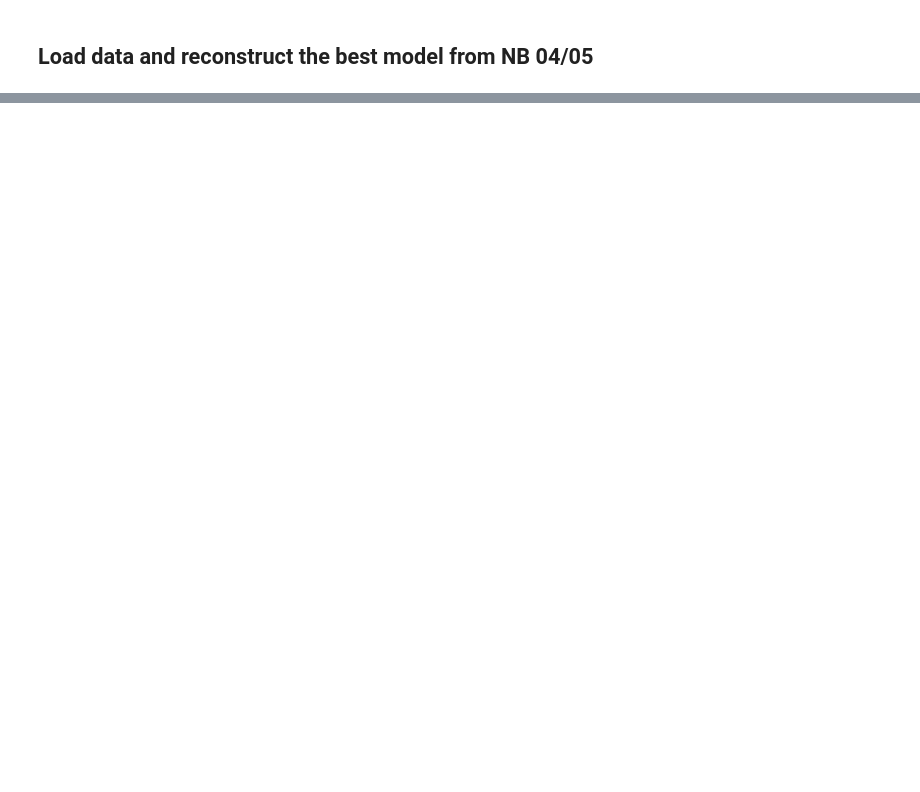
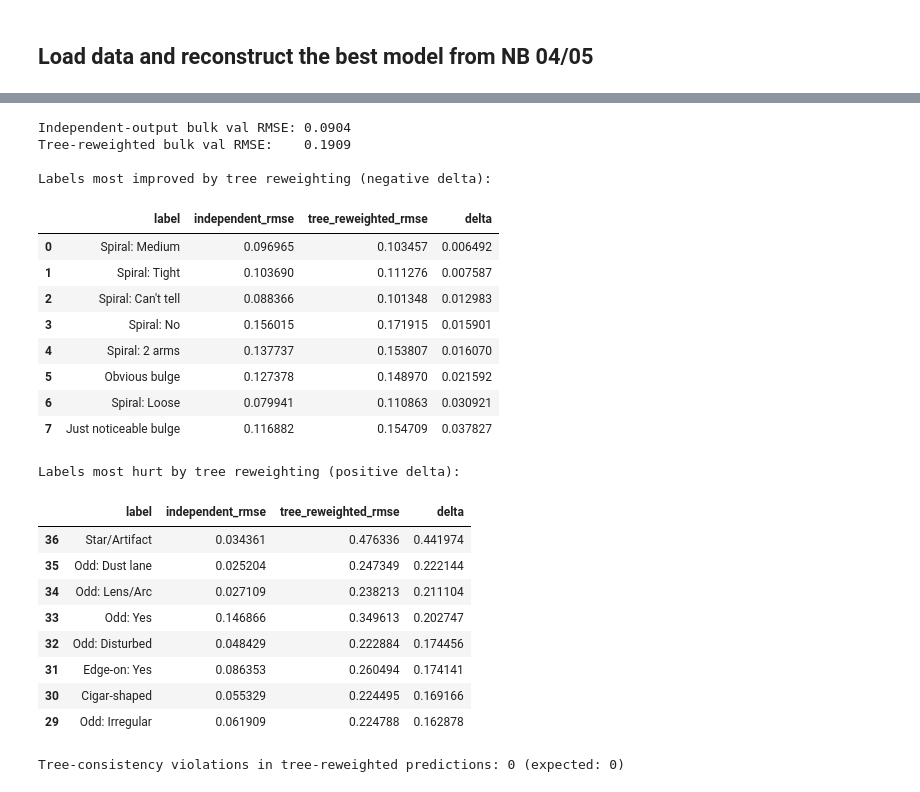
Before and after one commit to raw-asparagus/ay-128, a Jupyter notebook: labs/03/05c-class-weighted-loss.ipynb, the cells around one changed output, grey strips where cells are left out. Cells and saved outputs as stored; diff of their text form; code cells hidden in the pictures; blank space fills up the shorter version.

```diff
--- a/labs/03/05c-class-weighted-loss.ipynb
+++ b/labs/03/05c-class-weighted-loss.ipynb
@@ -258,35 +364,69 @@ To compare fairly with the standard-loss run we must evaluate both models with t
 # %%
 from ugdatalab.methods.neural_network.cnn import predict_cnn
 from ugdatalab.models.galaxy_zoo.constants import LABEL_DESCRIPTIVE
 
-# val_batches reused from the training cell above
+# val_batches reused from training cell above.
 
-# Standard-loss best augmented model
+# Independent-output augmented model from NB 05b
 std_model = build_best_model()
 std_model.load_state_dict(torch.load("artifacts/best_augmented.pt", map_location=DEVICE))
 std_pred = predict_cnn(std_model, val_batches)
 
-# Tree-weighted-loss model
-cw_model = build_best_model()
+# Tree-reweighted model — wrap then load
+cw_model = TreeReweightedCNN(build_best_model())
 cw_model.load_state_dict(cw_result.model_state)
 cw_pred = predict_cnn(cw_model, val_batches)
 
 std_rmse = np.sqrt(((std_pred - val_labels) ** 2).mean(axis=0))
 cw_rmse = np.sqrt(((cw_pred - val_labels) ** 2).mean(axis=0))
 
 comparison = pd.DataFrame({
     "label": [LABEL_DESCRIPTIVE[c] for c in LABEL_COLUMNS],
-    "standard_rmse": std_rmse,
-    "weighted_rmse": cw_rmse,
+    "independent_rmse": std_rmse,
+    "tree_reweighted_rmse": cw_rmse,
     "delta": cw_rmse - std_rmse,
 }).sort_values("delta").reset_index(drop=True)
 
-print(f"Standard-loss bulk val RMSE: {std_rmse.mean():.4f}")
-print(f"Tree-weighted-loss bulk val RMSE: {cw_rmse.mean():.4f}")
-print("\nLabels most improved by tree weighting (negative delta):")
+print(f"Independent-output bulk val RMSE: {std_rmse.mean():.4f}")
+print(f"Tree-reweighted bulk val RMSE:    {cw_rmse.mean():.4f}")
+print("\nLabels most improved by tree reweighting (negative delta):")
 display(comparison.head(8))
-print("\nLabels most hurt by tree weighting (positive delta):")
+print("\nLabels most hurt by tree reweighting (positive delta):")
 display(comparison.tail(8).iloc[::-1])
+
+# Tree-consistency audit on the actual predictions
+violations = 0
+for j, parents_j in enumerate(parent_indices):
+    if not parents_j:
+        continue
+    parent_total = sum(cw_pred[:, p] for p in parents_j)
+    violations += int((cw_pred[:, j] > parent_total + 1e-6).sum())
+print(f"\nTree-consistency violations in tree-reweighted predictions: {violations} (expected: 0)")
+# %% [output]
+Independent-output bulk val RMSE: 0.0904
+Tree-reweighted bulk val RMSE:    0.1909
+
+Labels most improved by tree reweighting (negative delta):
+|  | label | independent_rmse | tree_reweighted_rmse | delta |
+| 0 | Spiral: Medium | 0.096965 | 0.103457 | 0.006492 |
+| 1 | Spiral: Tight | 0.103690 | 0.111276 | 0.007587 |
+| 2 | Spiral: Can't tell | 0.088366 | 0.101348 | 0.012983 |
+| 3 | Spiral: No | 0.156015 | 0.171915 | 0.015901 |
+| 4 | Spiral: 2 arms | 0.137737 | 0.153807 | 0.016070 |
+| 5 | Obvious bulge | 0.127378 | 0.148970 | 0.021592 |
+| 6 | Spiral: Loose | 0.079941 | 0.110863 | 0.030921 |
+| 7 | Just noticeable bulge | 0.116882 | 0.154709 | 0.037827 |
+Labels most hurt by tree reweighting (positive delta):
+|  | label | independent_rmse | tree_reweighted_rmse | delta |
+| 36 | Star/Artifact | 0.034361 | 0.476336 | 0.441974 |
+| 35 | Odd: Dust lane | 0.025204 | 0.247349 | 0.222144 |
+| 34 | Odd: Lens/Arc | 0.027109 | 0.238213 | 0.211104 |
+| 33 | Odd: Yes | 0.146866 | 0.349613 | 0.202747 |
+| 32 | Odd: Disturbed | 0.048429 | 0.222884 | 0.174456 |
+| 31 | Edge-on: Yes | 0.086353 | 0.260494 | 0.174141 |
+| 30 | Cigar-shaped | 0.055329 | 0.224495 | 0.169166 |
+| 29 | Odd: Irregular | 0.061909 | 0.224788 | 0.162878 |
+Tree-consistency violations in tree-reweighted predictions: 0 (expected: 0)
 # %% [markdown]
 ## Discussion
 
```
Also changed, not shown: parts of 11 cells of this notebook, 54 other files.
